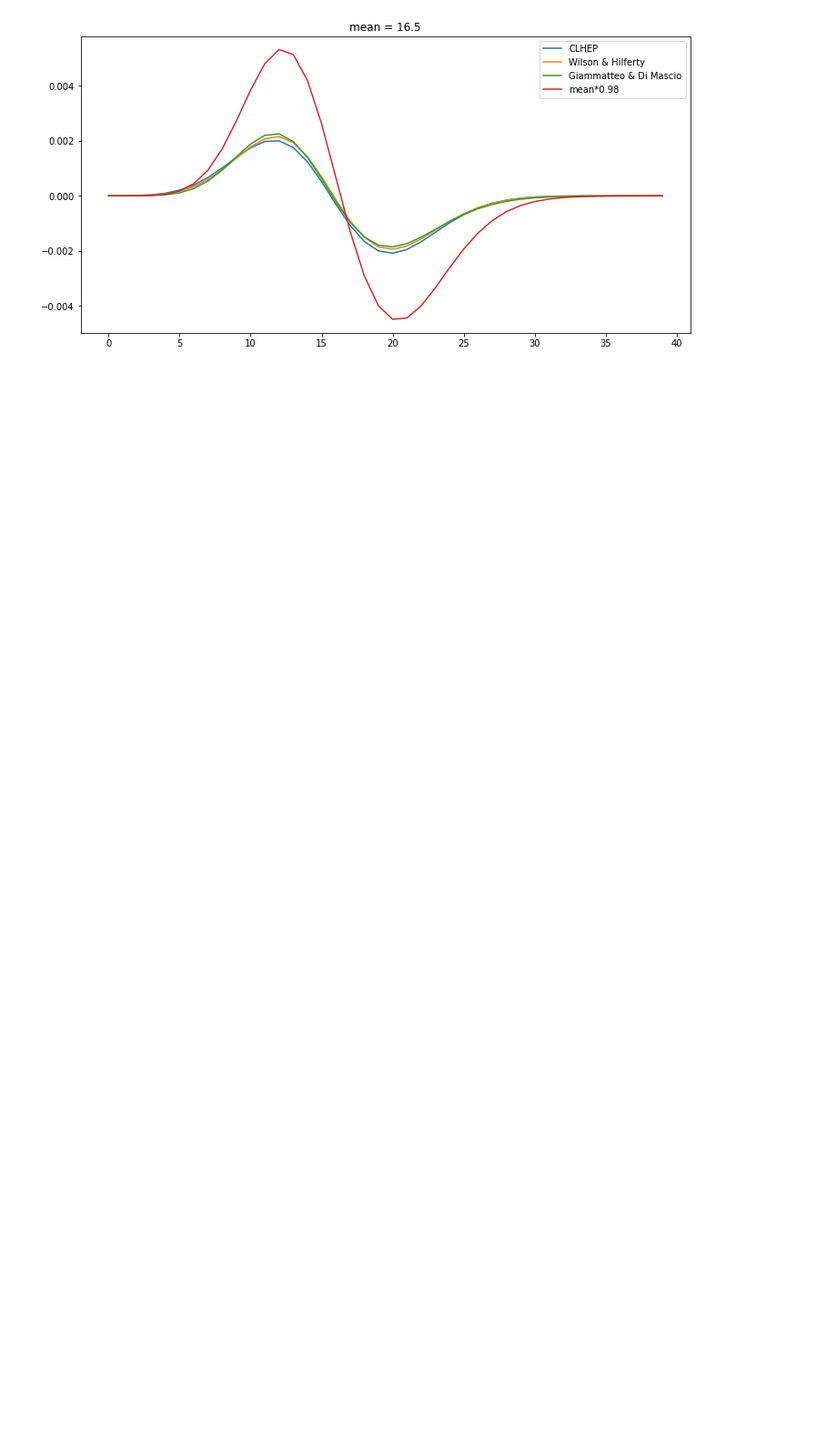
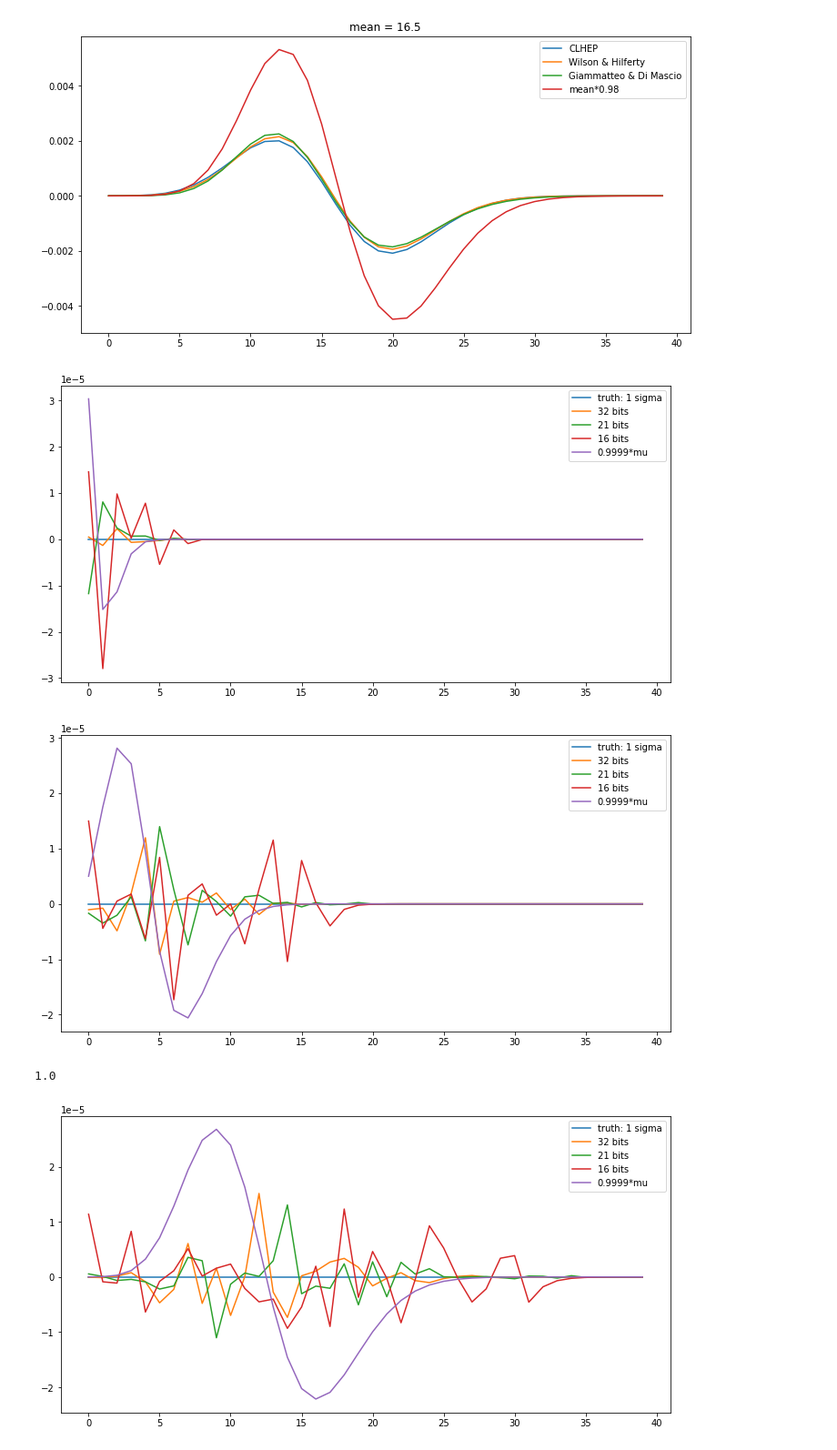
Before and after one commit to VinInn/pyTools, a Jupyter notebook: poisson.ipynb, the cells around one changed output. Shown: that part at 91% size. Saved outputs shown, nothing was run; the diff lists cells and outputs as text; code cells hidden in the pictures; blank space fills up the shorter version.

Commit message:
histo poisson

```diff
--- a/poisson.ipynb
+++ b/poisson.ipynb
@@ -170,0 +187,43 @@ plt.show()
+# %%
+def plot05() :
+  N = 2560000000
+  mu =5.000e-01
+# 32 bits
+  p32 = np.array([1552719689, 776355807, 194095648, 32346574, 4042230, 403679, 33881, 2335, 146, 11, 0, 0, 0, 0, 0, 0, 0, 0, 0, 0, 0, 0, 0, 0, 0, 0, 0, 0, 0, 0, 0, 0, 0, 0, 0, 0, 0, 0, 0, 0, ])
+# 21 bits
+  p21 = np.array([1552688424, 776379883, 194096004, 32350013, 4045311, 403736, 34203, 2426, 0, 0, 0, 0, 0, 0, 0, 0, 0, 0, 0, 0, 0, 0, 0, 0, 0, 0, 0, 0, 0, 0, 0, 0, 0, 0, 0, 0, 0, 0, 0, 0, ])
+# 16 bits
+  p16 = np.array([1552755774, 776287712, 194114863, 32348891, 4063459, 390466, 38835, 0, 0, 0, 0, 0, 0, 0, 0, 0, 0, 0, 0, 0, 0, 0, 0, 0, 0, 0, 0, 0, 0, 0, 0, 0, 0, 0, 0, 0, 0, 0, 0, 0, ])
+  plotH(N,mu,p32,p21,p16)
+# %%
+def plot125() :
+  N = 2560000000
+  mu =1.250e+01
+#32 bits
+  p32 = np.array([9403, 118950, 745718, 3107524, 9702604, 24250048, 50540201, 90276173, 141020013, 195882174, 244829841, 278236130, 289867972, 278674887, 248804364, 207353146, 161996913, 119120318, 82726257, 54423972, 34008032, 20244725, 11504995, 6249951, 3253435, 1627272, 782950, 363028, 161673, 69382, 29059, 11710, 4546, 1680, 603, 235, 78, 23, 10, 5, ])
+# 21 bits
+  p21 = np.array([10944, 119478, 743687, 3104418, 9702543, 24256444, 50541811, 90269763, 141039810, 195849913, 244844343, 278237846, 289829442, 278689460, 248856576, 207344828, 161989965, 119108146, 82723736, 54406552, 34019246, 20236163, 11509823, 6252983, 3259891, 1628128, 782540, 362446, 161958, 69455, 28216, 12134, 4908, 1186, 1218, 0, 0, 0, 0, 0, ])
+# 16 bits
+  p16 = np.array([38651, 116996, 742468, 3126716, 9688539, 24260014, 50548832, 90273765, 141032688, 195882227, 244853674, 278230695, 289817625, 278671616, 248799264, 207338673, 161999216, 119090415, 82749187, 54410039, 34024002, 20244703, 11481772, 6250420, 3279817, 1641516, 782107, 350743, 156249, 78420, 38951, 0, 0, 0, 0, 0, 0, 0, 0, 0, ])
+  print(np.sum(p16)/N)
+  plotH(N,mu,p32,p21,p16)
+# %%
+def plot45() :
+  N = 2560000000
+  mu =4.500e+00
+#32 bits
+  p32 = np.array([28436332, 127973646, 287932742, 431922700, 485938087, 437293451, 327988809, 210852079, 118603431, 59306362, 26682968, 10919055, 4088910, 1417409, 455931, 136362, 38443, 10079, 2466, 570, 133, 27, 6, 2, 0, 0, 0, 0, 0, 0, 0, 0, 0, 0, 0, 0, 0, 0, 0, 0, ])
+# 21 bits
+  p21 = np.array([28434700, 127966758, 287939936, 431921094, 485890418, 437352478, 327994161, 210830193, 118608914, 59302402, 26679928, 10920089, 4097790, 1417272, 456193, 135248, 39047, 9759, 2411, 1209, 0, 0, 0, 0, 0, 0, 0, 0, 0, 0, 0, 0, 0, 0, 0, 0, 0, 0, 0, 0, ])
+# 16 bits
+  p16 = np.array([28477317, 127964309, 287946476, 431922322, 485891428, 437338256, 327943254, 210853108, 118611861, 59296098, 26685550, 10898361, 4100578, 1446569, 428840, 156692, 38981, 0, 0, 0, 0, 0, 0, 0, 0, 0, 0, 0, 0, 0, 0, 0, 0, 0, 0, 0, 0, 0, 0, 0, ])
+  plotH(N,mu,p32,p21,p16)
+# %%
+plot05()
+plot45()
+plot125()
+# %% [output]
+[figure, added]
+[figure, added]
+1.0
+[figure, added]
```
Also changed, not shown: parts of 1 cell of this notebook.
